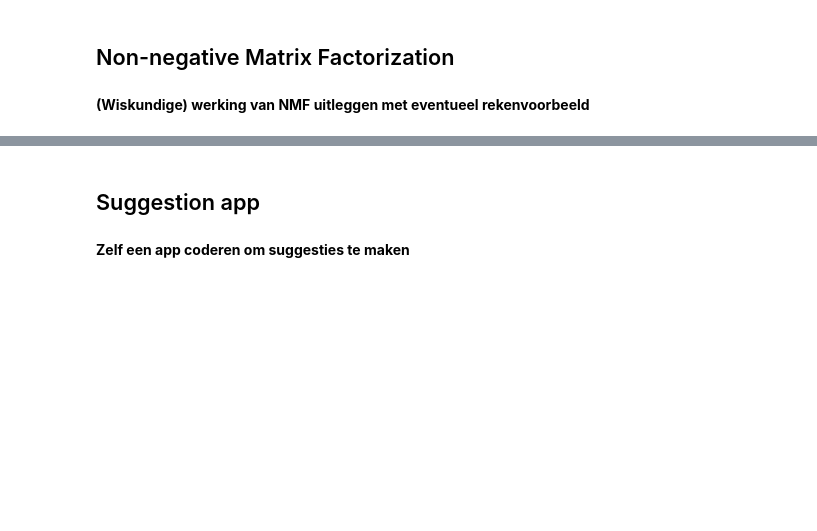
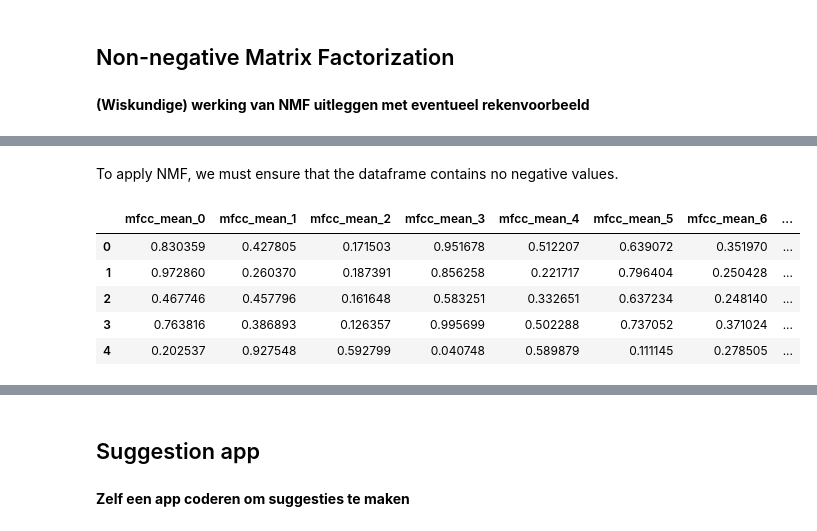
Before and after one commit to casperpriem05/ML, a Jupyter notebook: Opdracht_3/ML3_muziek_genres.ipynb, the cells around one changed output, grey strips where cells are left out. Saved outputs shown, nothing was run; the diff lists cells and outputs as text; code cells hidden in the pictures; blank space fills up the shorter version.

```diff
--- a/Opdracht_3/ML3_muziek_genres.ipynb
+++ b/Opdracht_3/ML3_muziek_genres.ipynb
@@ -1729,0 +1780,2 @@ Looking at this elbow plot, we decided to use the first three PCA features. This
+# %% [markdown]
+To apply NMF, we must ensure that the dataframe contains no negative values.
@@ -1729,0 +1788,11 @@ Looking at this elbow plot, we decided to use the first three PCA features. This
+# %%
+# Display the first few rows to ensure there are no negative values
+
+display(features_positive_df.head())
+# %% [output]
+|  | mfcc_mean_0 | mfcc_mean_1 | mfcc_mean_2 | mfcc_mean_3 | mfcc_mean_4 | mfcc_mean_5 | mfcc_mean_6 | ... |
+| 0 | 0.830359 | 0.427805 | 0.171503 | 0.951678 | 0.512207 | 0.639072 | 0.351970 | ... |
+| 1 | 0.972860 | 0.260370 | 0.187391 | 0.856258 | 0.221717 | 0.796404 | 0.250428 | ... |
+| 2 | 0.467746 | 0.457796 | 0.161648 | 0.583251 | 0.332651 | 0.637234 | 0.248140 | ... |
+| 3 | 0.763816 | 0.386893 | 0.126357 | 0.995699 | 0.502288 | 0.737052 | 0.371024 | ... |
+| 4 | 0.202537 | 0.927548 | 0.592799 | 0.040748 | 0.589879 | 0.111145 | 0.278505 | ... |
```
Also changed, not shown: parts of 21 cells of this notebook.
